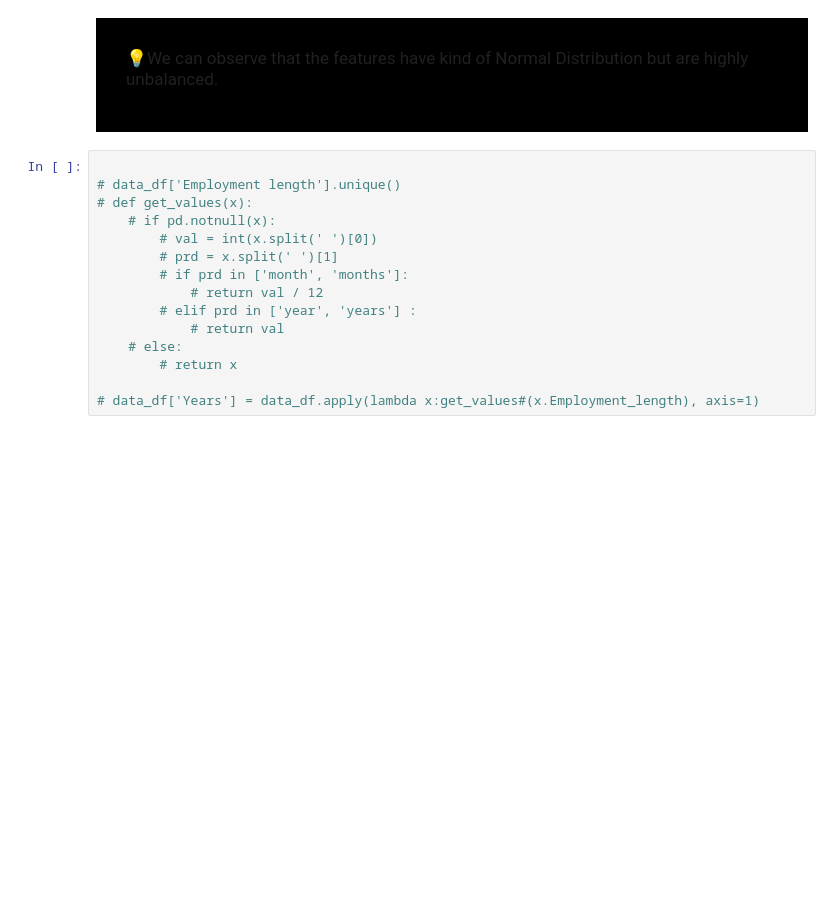
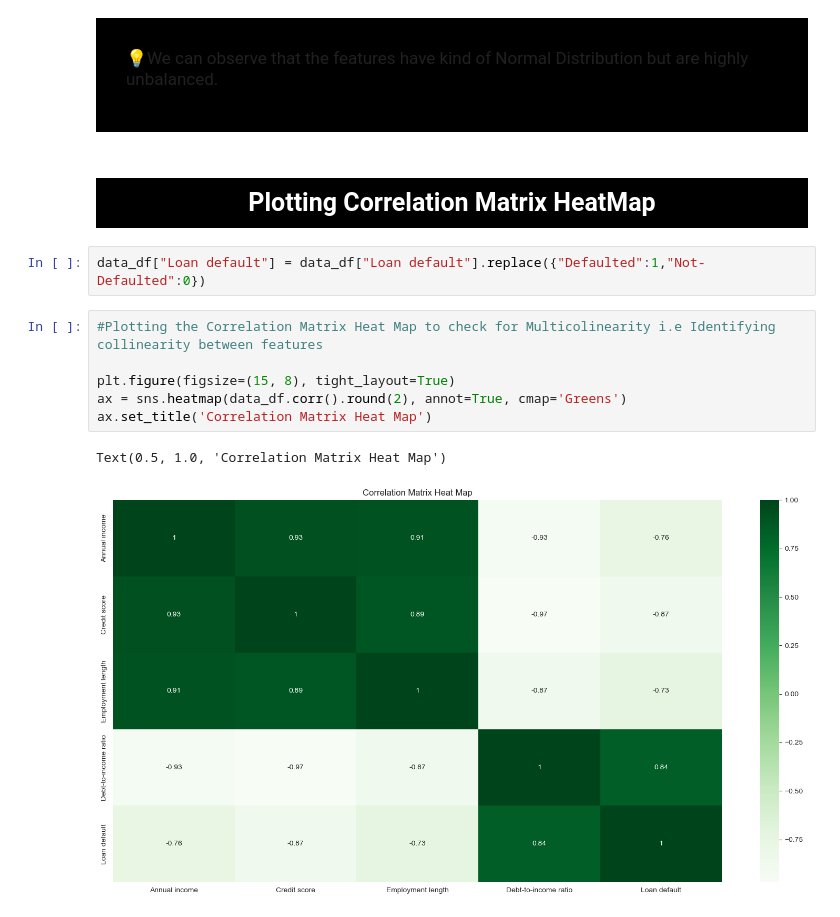
Before and after one commit to adeke910/Loan-Default, a Jupyter notebook: loan_default.ipynb, the cells around one changed output. Cells and saved outputs as stored; diff of their text form; blank space fills up the shorter version.

```diff
--- a/loan_default.ipynb
+++ b/loan_default.ipynb
@@ -402,18 +408,17 @@ plt.show()
 
 💡We can observe that the features have kind of Normal Distribution but are highly unbalanced.<br>
 </div>
-# %%
-
-# data_df['Employment length'].unique()
-# def get_values(x):
-    # if pd.notnull(x):
-        # val = int(x.split(' ')[0])
-        # prd = x.split(' ')[1]
-        # if prd in ['month', 'months']:
-            # return val / 12
-        # elif prd in ['year', 'years'] :
-            # return val
-    # else:
-        # return x
-
-# data_df['Years'] = data_df.apply(lambda x:get_values#(x.Employment_length), axis=1)
+# %% [markdown]
+<a id="1.1"></a>
+<h2 style="font-family: Georgia; font-size: 25px; font-style: normal; font-weight: normal; text-align:center; display:fill; text-decoration: none; padding:10px; letter-spacing: 2px; color: white; background-color:black;"><b>Plotting Correlation Matrix HeatMap </h2>
+# %%
+data_df["Loan default"] = data_df["Loan default"].replace({"Defaulted":1,"Not-Defaulted":0})
+# %%
+#Plotting the Correlation Matrix Heat Map to check for Multicolinearity i.e Identifying collinearity between features
+
+plt.figure(figsize=(15, 8), tight_layout=True)
+ax = sns.heatmap(data_df.corr().round(2), annot=True, cmap='Greens')
+ax.set_title('Correlation Matrix Heat Map')
+# %% [output]
+Text(0.5, 1.0, 'Correlation Matrix Heat Map')
+[figure, added]
```
Also changed, not shown: parts of 59 cells of this notebook, 6 other files.
